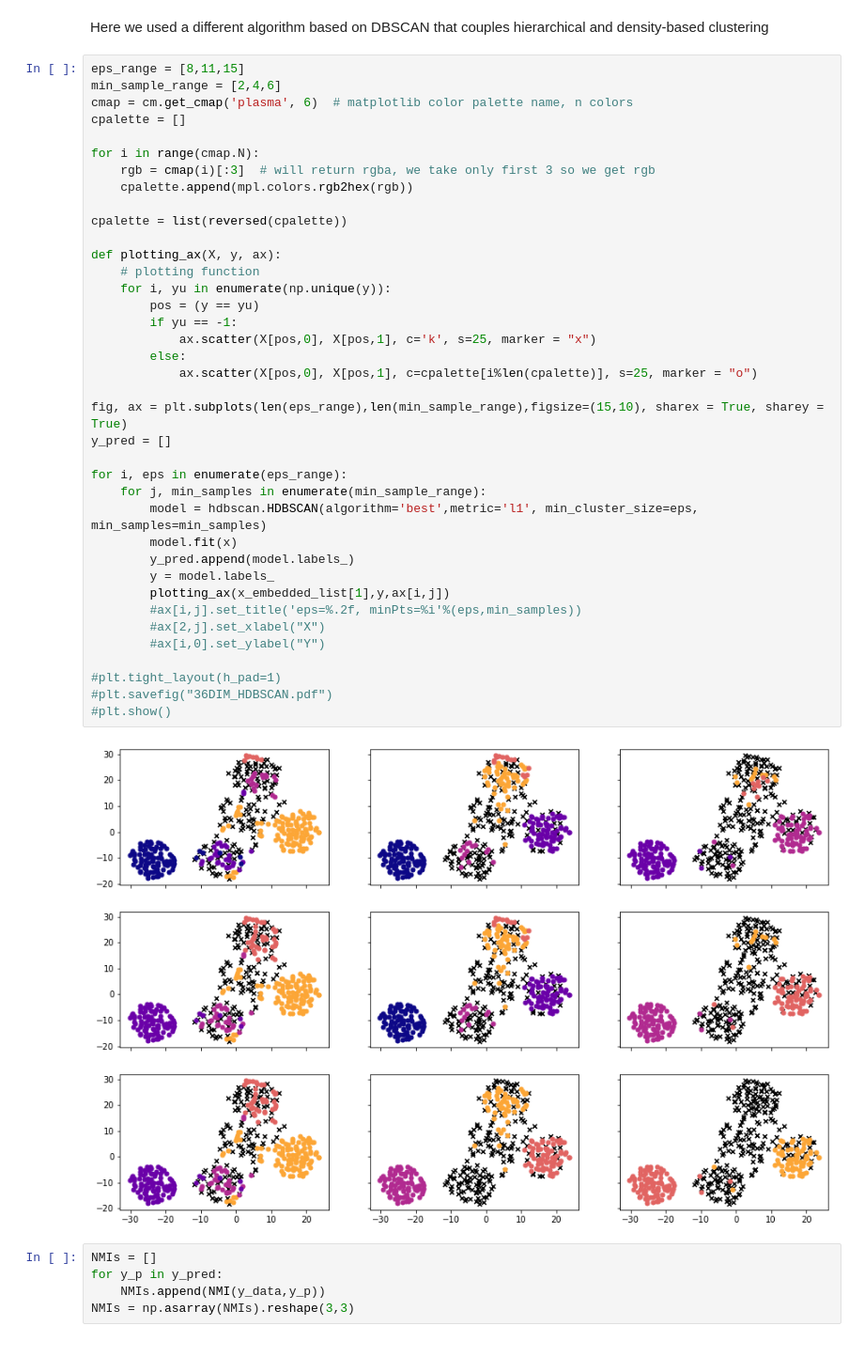
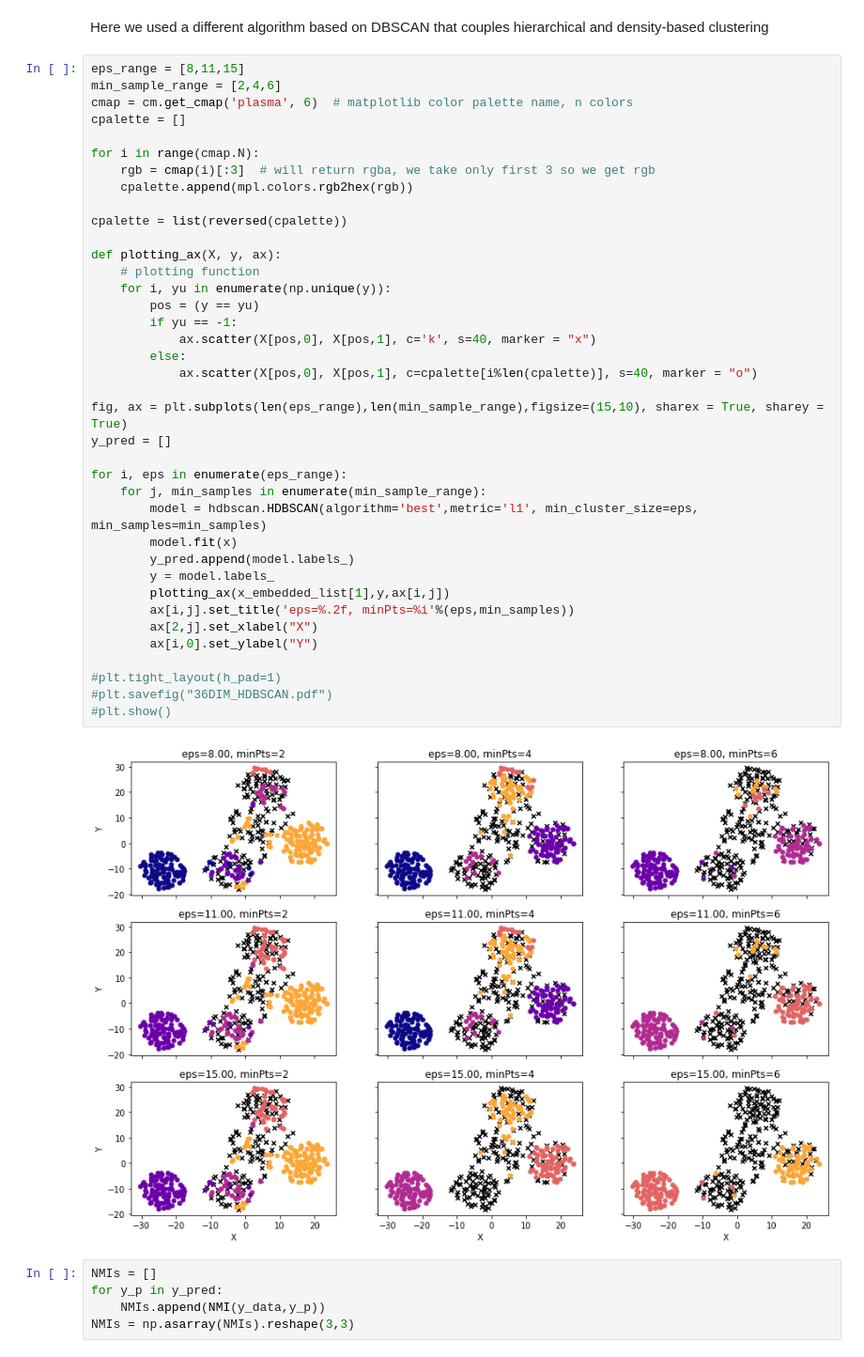
Before and after one commit to LorenzoBuriola/LoCP_moduleB, a Jupyter notebook: Week4/FPGheArt_exercise4.ipynb, the cells around one changed output. Shown at 94% size. Drawn from its saved outputs; the diff is of its cells as text.

```diff
--- a/Week4/FPGheArt_exercise4.ipynb
+++ b/Week4/FPGheArt_exercise4.ipynb
@@ -539,39 +539,39 @@ cmap = cm.get_cmap('plasma', 6)  # matplotlib color palette name, n colors
 cpalette = []
 
 for i in range(cmap.N):
     rgb = cmap(i)[:3]  # will return rgba, we take only first 3 so we get rgb
     cpalette.append(mpl.colors.rgb2hex(rgb))
 
 cpalette = list(reversed(cpalette))
 
 def plotting_ax(X, y, ax):
     # plotting function
     for i, yu in enumerate(np.unique(y)):
         pos = (y == yu)
         if yu == -1:
-            ax.scatter(X[pos,0], X[pos,1], c='k', s=25, marker = "x")
+            ax.scatter(X[pos,0], X[pos,1], c='k', s=40, marker = "x")
         else:
-            ax.scatter(X[pos,0], X[pos,1], c=cpalette[i%len(cpalette)], s=25, marker = "o")
+            ax.scatter(X[pos,0], X[pos,1], c=cpalette[i%len(cpalette)], s=40, marker = "o")
 
 fig, ax = plt.subplots(len(eps_range),len(min_sample_range),figsize=(15,10), sharex = True, sharey = True)
 y_pred = []
 
 for i, eps in enumerate(eps_range):
     for j, min_samples in enumerate(min_sample_range):
         model = hdbscan.HDBSCAN(algorithm='best',metric='l1', min_cluster_size=eps, min_samples=min_samples)
         model.fit(x)
         y_pred.append(model.labels_)
         y = model.labels_
         plotting_ax(x_embedded_list[1],y,ax[i,j])
-        #ax[i,j].set_title('eps=%.2f, minPts=%i'%(eps,min_samples))
-        #ax[2,j].set_xlabel("X")
-        #ax[i,0].set_ylabel("Y")
+        ax[i,j].set_title('eps=%.2f, minPts=%i'%(eps,min_samples))
+        ax[2,j].set_xlabel("X")
+        ax[i,0].set_ylabel("Y")
 
 #plt.tight_layout(h_pad=1)
 #plt.savefig("36DIM_HDBSCAN.pdf")
 #plt.show()
 # %% [output]
-[figure, old version]
+[figure, new version]
 # %%
 NMIs = []
 for y_p in y_pred:
```
Also changed, not shown: parts of 3 cells of this notebook.
